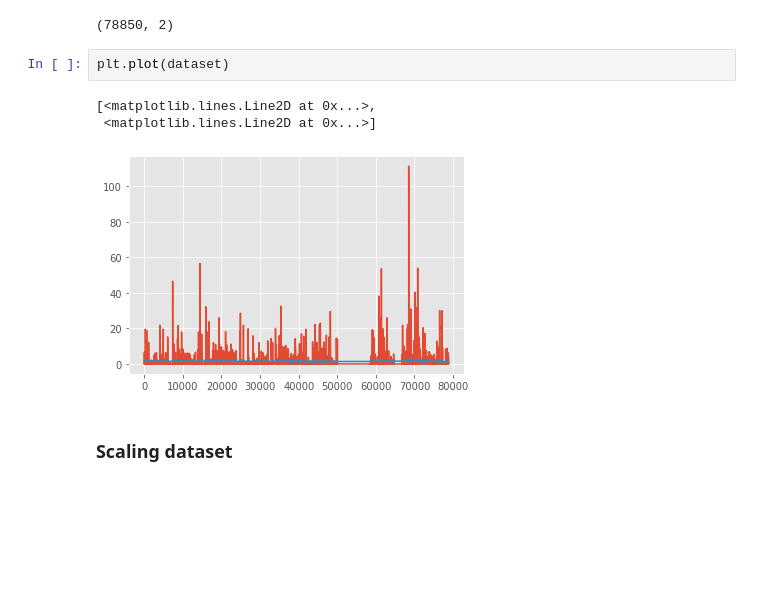
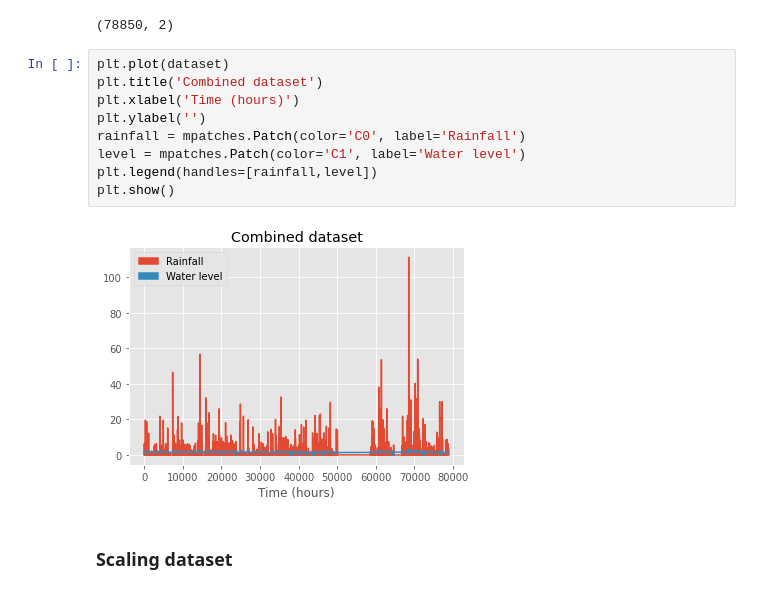
Before and after one commit to ricsamikwa/Flood_Prediction-IoT-Edge-AI, a Jupyter notebook: flood_prediction-LSTM/Multivariate_lstm_ahead_of_time_flood_prediction.ipynb, the cells around one changed output. Cells and saved outputs as stored; diff of their text form; blank space fills up the shorter version.

```diff
--- a/flood_prediction-LSTM/Multivariate_lstm_ahead_of_time_flood_prediction.ipynb
+++ b/flood_prediction-LSTM/Multivariate_lstm_ahead_of_time_flood_prediction.ipynb
@@ -145,12 +146,17 @@ dataset = dataset.drop(columns=['Current rainfall (mm)', 'Date/Time'])
 dataset.shape
 # %% [output]
 (78850, 2)
-# %%
-plt.plot(dataset)
-# %% [output]
-[<matplotlib.lines.Line2D at 0x...>,
- <matplotlib.lines.Line2D at 0x...>]
-[figure, removed]
+# %%
+plt.plot(dataset)
+plt.title('Combined dataset')
+plt.xlabel('Time (hours)')
+plt.ylabel('')
+rainfall = mpatches.Patch(color='C0', label='Rainfall')
+level = mpatches.Patch(color='C1', label='Water level')
+plt.legend(handles=[rainfall,level])
+plt.show()
+# %% [output]
+[figure, added]
 # %% [markdown]
 ### Scaling dataset
 # %%
```
Also changed, not shown: parts of 57 cells of this notebook.
